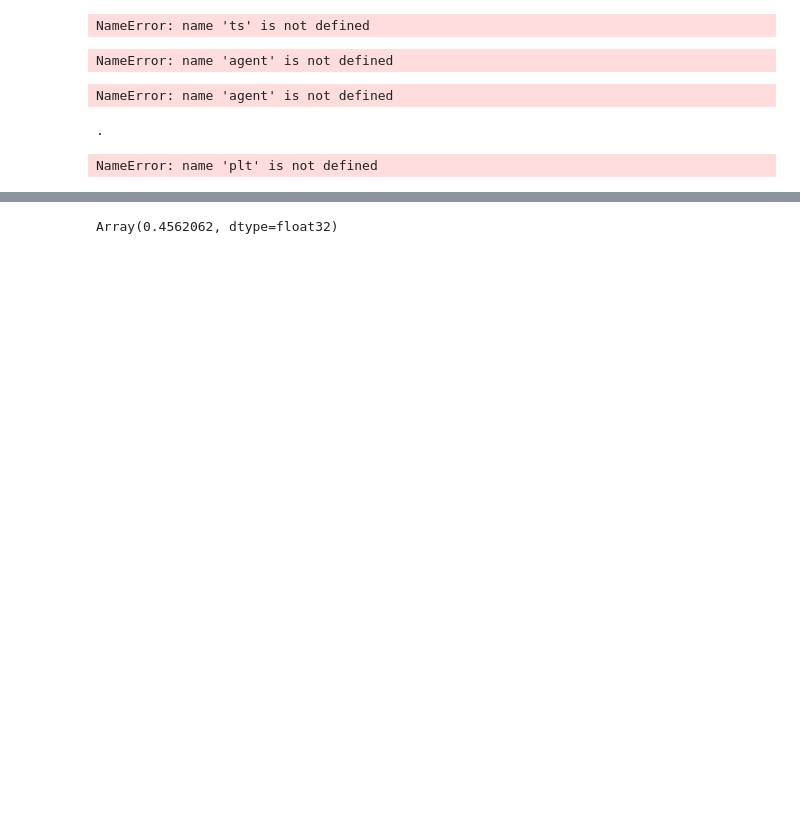
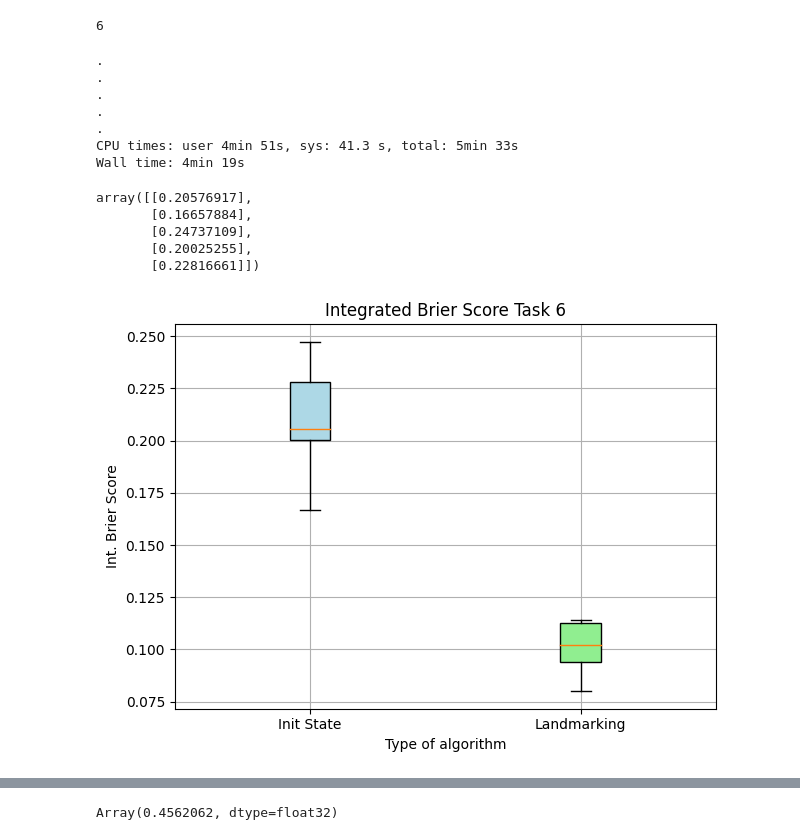
Before and after one commit to marianaw/deeptcsr, a Jupyter notebook: notebooks/standard_sa_single_task.ipynb, the cells around one changed output, grey strips where cells are left out. Drawn from its saved outputs; the diff is of its cells as text; code cells hidden in the pictures; blank space fills up the shorter version.

```diff
--- a/notebooks/standard_sa_single_task.ipynb
+++ b/notebooks/standard_sa_single_task.ipynb
@@ -17,5 +17,10 @@ def score(beta, xs):
 # %%
 config_path = '../config_server.yaml'
 config = yaml.load(open(config_path, 'r'), Loader=yaml.FullLoader)
+# %%
+task_id = config['dataset_kwargs']['task_id']
+task_id
+# %% [output]
+6
 # %%
 # agent = SA(config, 42)
@@ -32,31 +27,13 @@ config = yaml.load(open(config_path, 'r'), Loader=yaml.FullLoader)
-# %%
-sizes = ts
-
-# Create a histogram of the sizes
-plt.hist(sizes, bins=20, color='blue', edgecolor='black')
-plt.xlabel('Array Size')
-plt.ylabel('Frequency')
-plt.title('Histogram of Array Sizes')
-plt.grid(True)
-
-# Show the histogram
-plt.show()
-# %% [output]
-NameError: name 'ts' is not defined
 # %%
-%%time
-agent.old_integrated_brier_score(xs[:, 0], ts, cs)
+# %%time
+# agent.old_integrated_brier_score(xs[:, 0], ts, cs)
-# %% [output]
-NameError: name 'agent' is not defined
 # %%
-%%time
-agent.integrated_brier_score(xs[:, 0], ts, cs)
+# %%time
+# agent.integrated_brier_score(xs[:, 0], ts, cs)
-# %% [output]
-NameError: name 'agent' is not defined
 # %%
 %%time
 
-num_exps = 10
+num_exps = 5
 sizes = [.2]
 
 res2_is = np.zeros((num_exps, len(sizes)))
@@ -105,39 +82,53 @@ for fold in range(num_exps):
     print()
 # %% [output]
 .
+.
+.
+.
+.
+CPU times: user 4min 51s, sys: 41.3 s, total: 5min 33s
+Wall time: 4min 19s
+# %%
+res2_is
+# %% [output]
+array([[0.20576917],
+       [0.16657884],
+       [0.24737109],
+       [0.20025255],
+       [0.22816661]])
 # %%
 
 # Create a figure and axis
 fig, ax = plt.subplots()
 
 # Set the positions for the boxes
 positions = [1, 2]
 
 # Create the boxplots
 x = res2_is.reshape(-1)
 y = res2_lm.reshape(-1)
 boxplot = ax.boxplot([x, y], positions=positions, patch_artist=True)
 
 # Customize the appearance (colors, labels, etc.) as needed
 ax.set_xticks(positions)
 ax.set_xticklabels(['Init State', 'Landmarking'])
 ax.set_xlabel("Type of algorithm")
 ax.set_ylabel("Int. Brier Score")
-ax.set_title("Integrated Brier Score Task 4")
+ax.set_title("Integrated Brier Score Task {}".format(task_id))
 ax.grid()
 
 # Optionally, fill the boxes with colors
 colors = ['lightblue', 'lightgreen']
 for patch, color in zip(boxplot['boxes'], colors):
     patch.set_facecolor(color)
 
 # Save the figure as a PDF with tight layout
 plt.tight_layout()  # Ensures a tight layout
-plt.savefig("Int_brier_score_task_10.pdf", format="pdf")
+plt.savefig("../../Figures/Int_brier_score_task_{}.pdf".format(task_id), format="pdf")
 
 plt.show()
 # %% [output]
-NameError: name 'plt' is not defined
+[figure, added]
 # %%
 
 # Create a figure and axis
```
Also changed, not shown: parts of 8 cells of this notebook, 6 other files.
